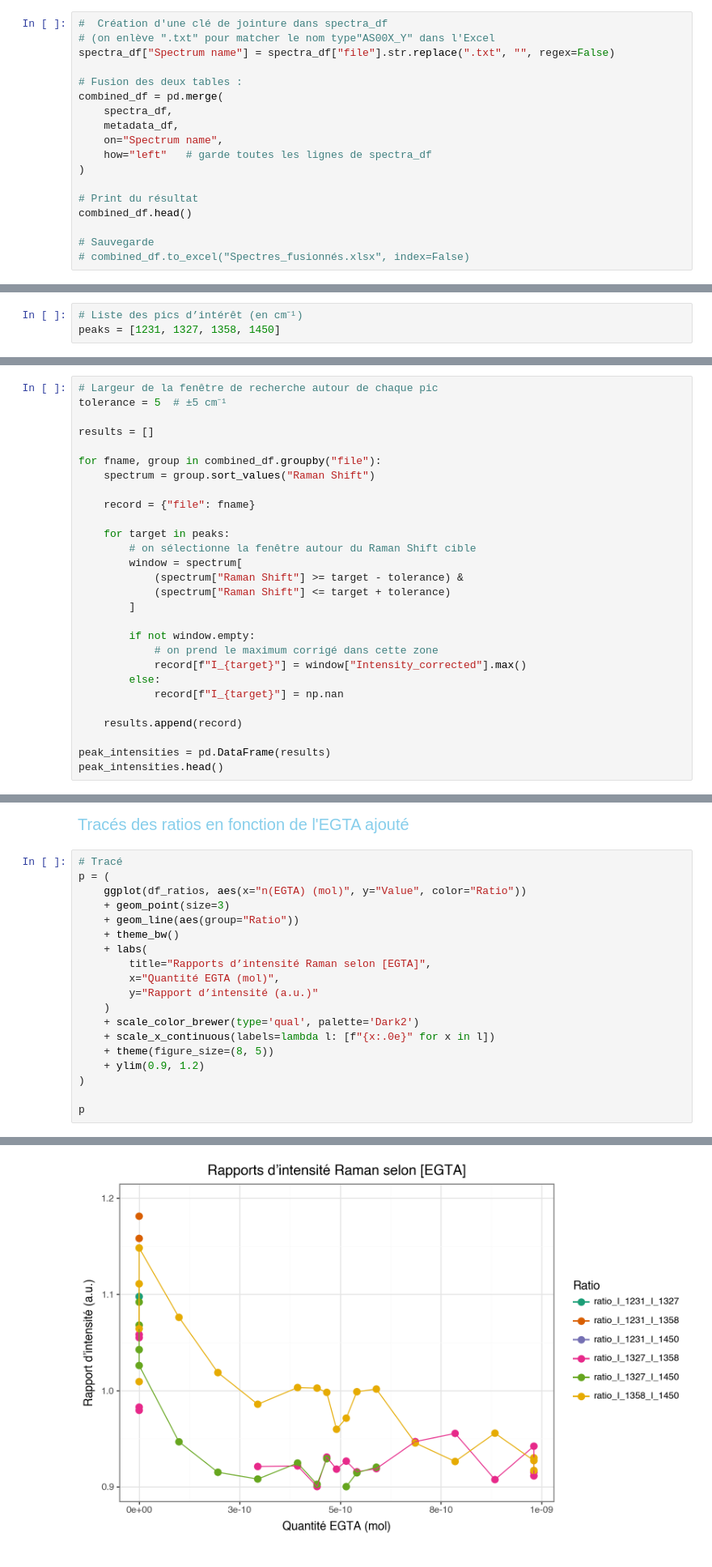
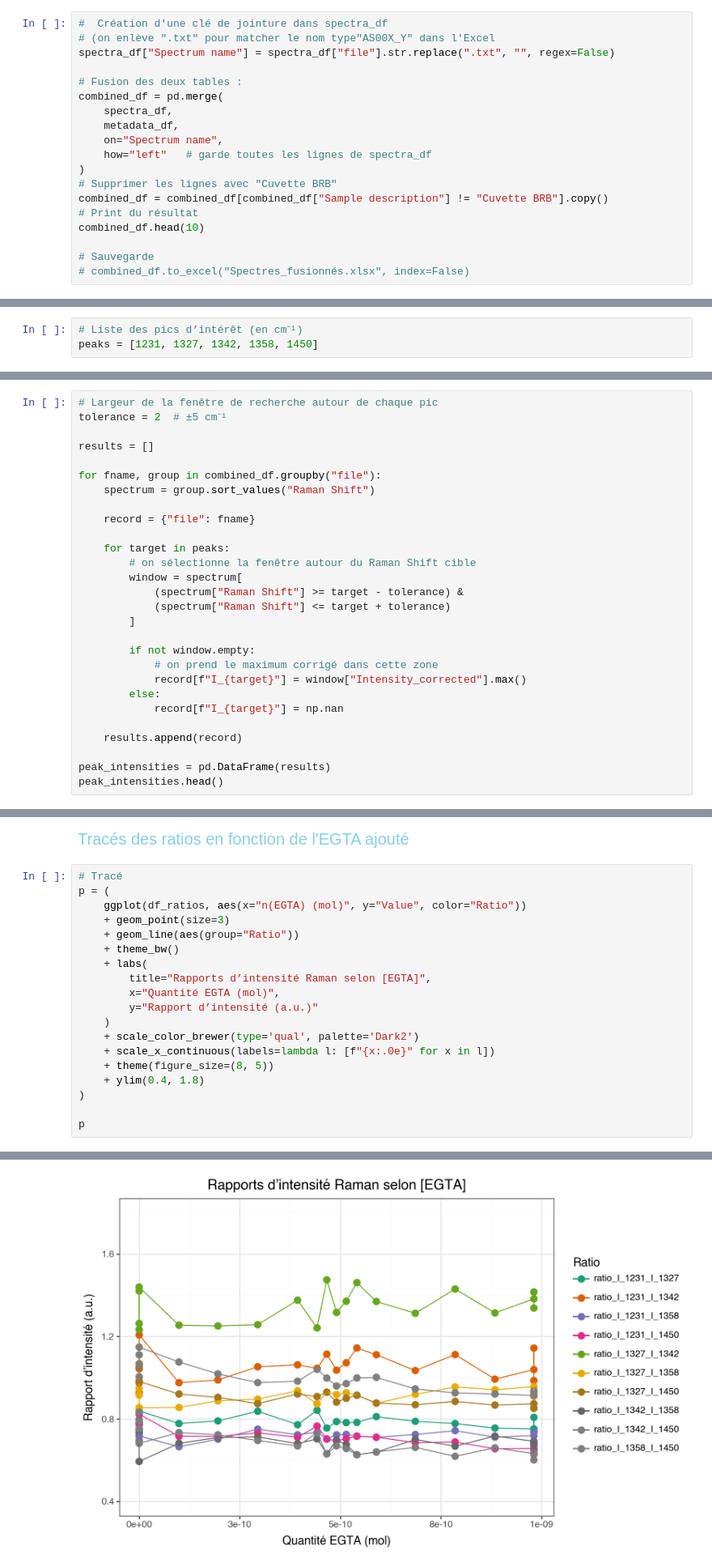
Before and after one commit to Alex-code-lab/spectroscopie_raman, a Jupyter notebook: jupyter_workflow.ipynb, the cells around one changed output, grey strips where cells are left out. Shown at 81% size. Saved outputs shown, nothing was run; the diff lists cells and outputs as text.

```diff
--- a/jupyter_workflow.ipynb
+++ b/jupyter_workflow.ipynb
@@ -238,9 +256,10 @@ combined_df = pd.merge(
     on="Spectrum name",
     how="left"   # garde toutes les lignes de spectra_df
 )
-
+# Supprimer les lignes avec "Cuvette BRB"
+combined_df = combined_df[combined_df["Sample description"] != "Cuvette BRB"].copy()
 # Print du résultat
-combined_df.head()
+combined_df.head(10)
 
 # Sauvegarde
 # combined_df.to_excel("Spectres_fusionnés.xlsx", index=False)
@@ -296,12 +330,12 @@ fig.show()
 <span style="color: skyblue; font-size: 20px; font-style: bold"> Définitions des pics d'étude </span>
 # %%
 # Liste des pics d’intérêt (en cm⁻¹)
-peaks = [1231, 1327, 1358, 1450]
+peaks = [1231, 1327, 1342, 1358, 1450]
 # %% [markdown]
 <span style="color: skyblue; font-size: 20px; font-style: bold"> Récupération des valeurs de pics </span>
 # %%
 # Largeur de la fenêtre de recherche autour de chaque pic
-tolerance = 5  # ±5 cm⁻¹
+tolerance = 2  # ±5 cm⁻¹
 
 results = []
 
@@ -399,7 +433,7 @@ p = (
     + scale_color_brewer(type='qual', palette='Dark2')
     + scale_x_continuous(labels=lambda l: [f"{x:.0e}" for x in l])
     + theme(figure_size=(8, 5))
-    + ylim(0.9, 1.2)
+    + ylim(0.4, 1.8)
 )
 
 p
@@ -411 +451 @@ geom_path: Removed 2 rows containing missing values.
-[figure, old version]
+[figure, new version]
```
Also changed, not shown: parts of 8 cells of this notebook, 3 other files.
